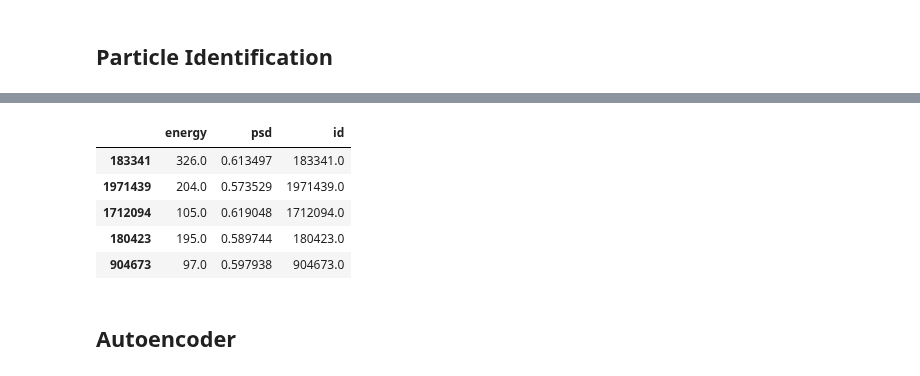
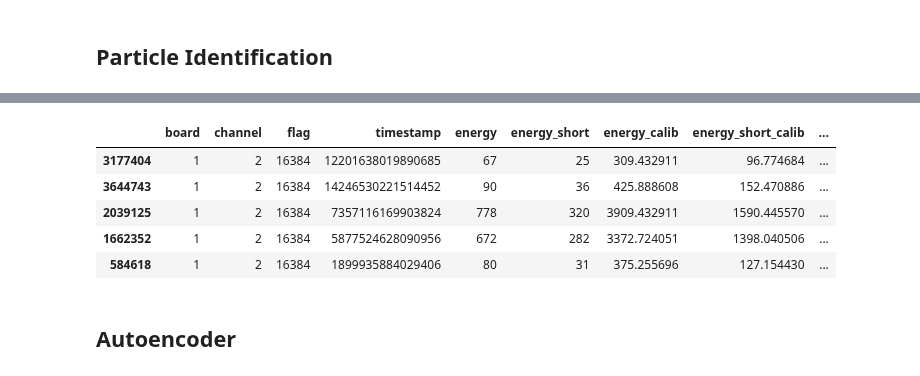
Before and after one commit to niklai99/advanced-laboratory, a Jupyter notebook: beam-analysis/particle-identification.ipynb, the cells around one changed output, grey strips where cells are left out. Saved outputs shown, nothing was run; the diff lists cells and outputs as text; code cells hidden in the pictures.

```diff
--- a/beam-analysis/particle-identification.ipynb
+++ b/beam-analysis/particle-identification.ipynb
@@ -220,0 +208,4 @@ subsets = [
+# %%
+# assign an id to each point to keep track of it
+data_clyc["id"] = np.arange(len(data_clyc))
+data_clyc
@@ -221,21 +226,17 @@ subsets = [
 # %%
-# make a pandas dataframe out of the entire data set
-df = pd.DataFrame(data, columns=["energy", "psd", "id"])
+# cluster only the points that have PSD > 0.5 and PSD < 0.75 and energy < 2000
+df_cluster = data_clyc[(data_clyc["psd"] > 0.5) & (data_clyc["psd"] < 0.75) & (data_clyc["energy"] < 2000)]
 
-# cluster only the points that have PSD > 0.5 and PSD < 0.75 and energy < 2000
-df_cluster = df[(df["psd"] > 0.5) & (df["psd"] < 0.75) & (df["energy"] < 2000)]
-
-
-df_subset = df_cluster.sample(100000)
+df_subset = df_cluster.sample(50000)
 
 df_subset.head()
 # %% [output]
-|  | energy | psd | id |
-| 183341 | 326.0 | 0.613497 | 183341.0 |
-| 1971439 | 204.0 | 0.573529 | 1971439.0 |
-| 1712094 | 105.0 | 0.619048 | 1712094.0 |
-| 180423 | 195.0 | 0.589744 | 180423.0 |
-| 904673 | 97.0 | 0.597938 | 904673.0 |
+|  | board | channel | flag | timestamp | energy | energy_short | energy_calib | energy_short_calib | ... |
+| 3177404 | 1 | 2 | 16384 | 12201638019890685 | 67 | 25 | 309.432911 | 96.774684 | ... |
+| 3644743 | 1 | 2 | 16384 | 14246530221514452 | 90 | 36 | 425.888608 | 152.470886 | ... |
+| 2039125 | 1 | 2 | 16384 | 7357116169903824 | 778 | 320 | 3909.432911 | 1590.445570 | ... |
+| 1662352 | 1 | 2 | 16384 | 5877524628090956 | 672 | 282 | 3372.724051 | 1398.040506 | ... |
+| 584618 | 1 | 2 | 16384 | 1899935884029406 | 80 | 31 | 375.255696 | 127.154430 | ... |
 # %% [markdown]
 ## Autoencoder
 # %%
```
Also changed, not shown: parts of 21 cells of this notebook, 9 other files.
